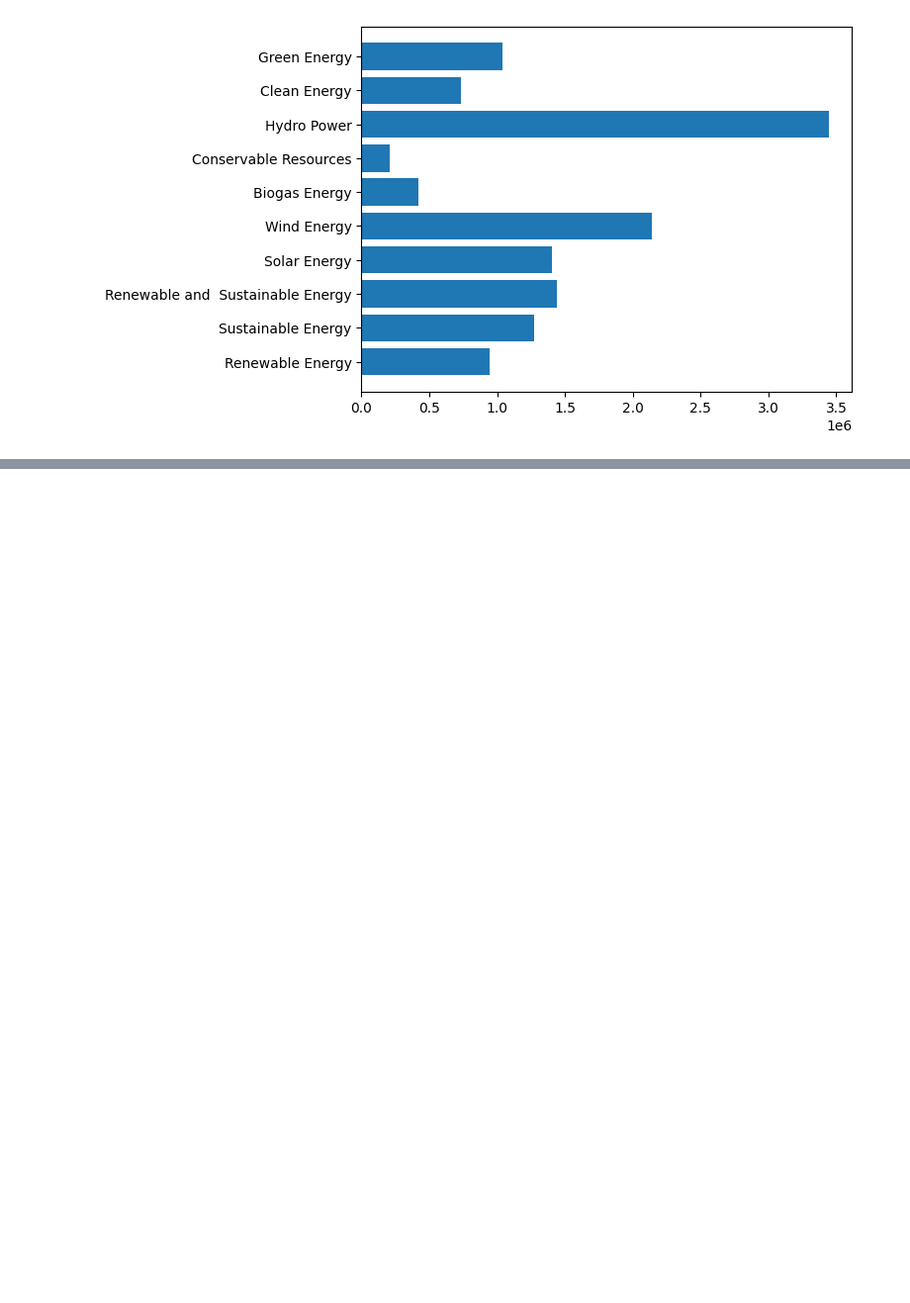
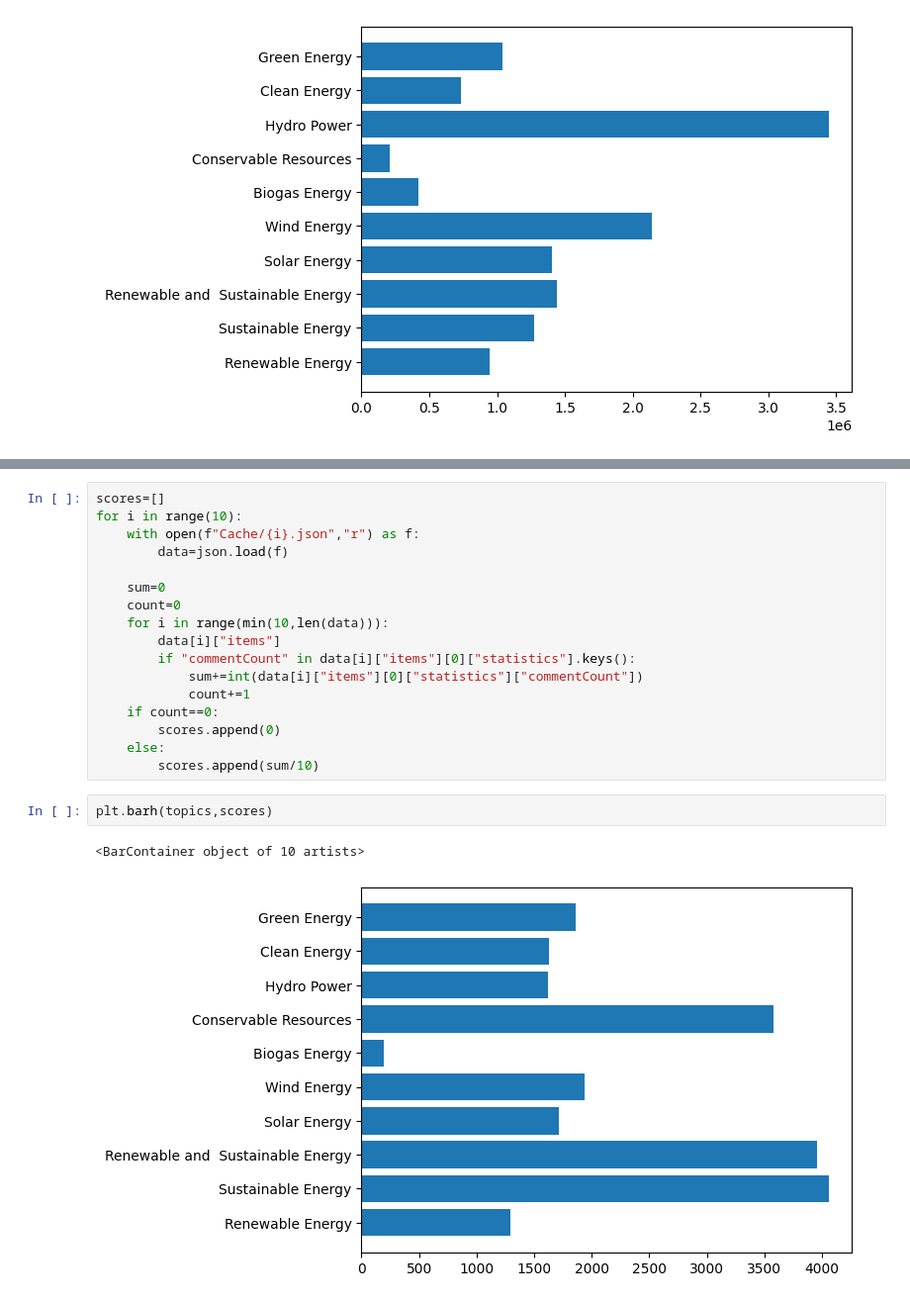
Before and after one commit to HimanshuKamdi/BitBusters, a Jupyter notebook: tataPowerHackathon/data/test.ipynb, the cells around one changed output, grey strips where cells are left out. Shown at 99% size. Drawn from its saved outputs; the diff is of its cells as text; blank space fills up the shorter version.

```diff
--- a/tataPowerHackathon/data/test.ipynb
+++ b/tataPowerHackathon/data/test.ipynb
@@ -224,0 +295,22 @@ plt.barh(topics,scores)
+# %%
+scores=[]
+for i in range(10):
+    with open(f"Cache/{i}.json","r") as f:
+        data=json.load(f)
+
+    sum=0
+    count=0
+    for i in range(min(10,len(data))):
+        data[i]["items"]
+        if "commentCount" in data[i]["items"][0]["statistics"].keys():
+            sum+=int(data[i]["items"][0]["statistics"]["commentCount"])
+            count+=1
+    if count==0:
+        scores.append(0)
+    else:
+        scores.append(sum/10)
+# %%
+plt.barh(topics,scores)
+# %% [output]
+<BarContainer object of 10 artists>
+[figure, added]
```
Also changed, not shown: parts of 5 cells of this notebook, 3 other files.
